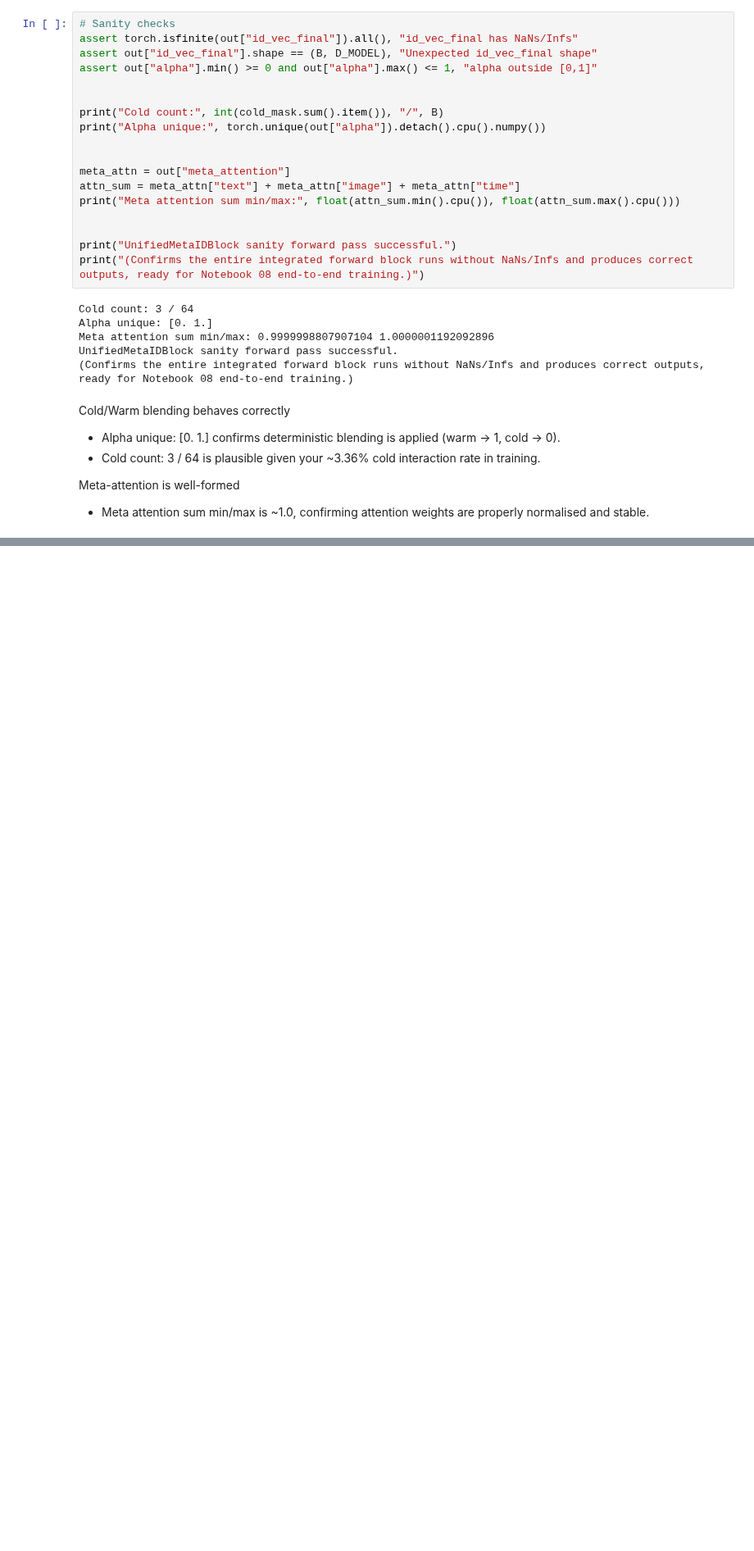
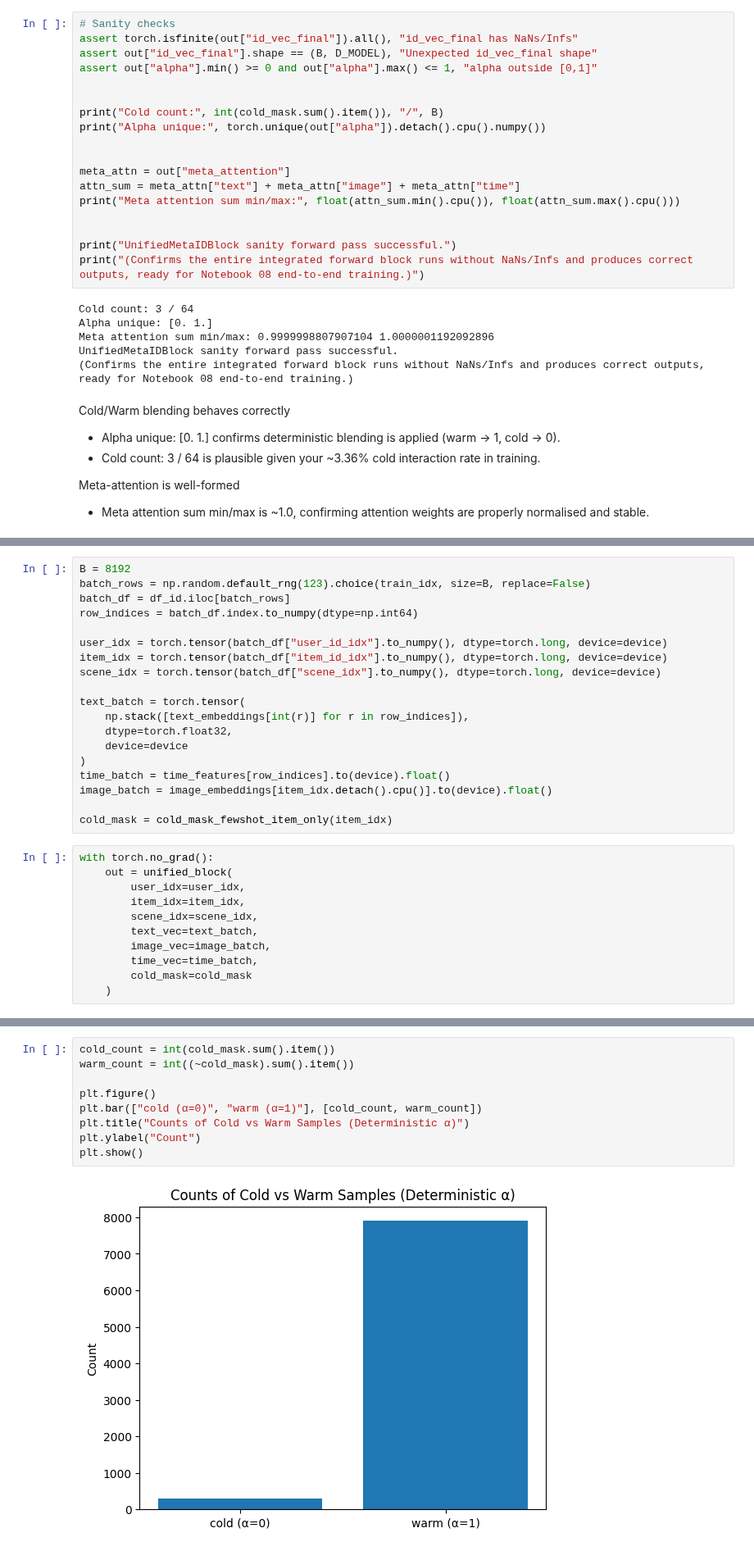
Before and after one commit to sheebaboy33/ColdFusionX, a Jupyter notebook: notebooks/07_meta_embedding.ipynb, the cells around one changed output, grey strips where cells are left out. Shown at 82% size. Saved outputs shown, nothing was run; the diff lists cells and outputs as text; blank space fills up the shorter version.

Commit message:
meta-embedding: complete summary statistic for 8k rows as a sanity check

```diff
--- a/notebooks/07_meta_embedding.ipynb
+++ b/notebooks/07_meta_embedding.ipynb
@@ -950,0 +954,30 @@ Meta-attention is well-formed
+# %%
+B = 8192
+batch_rows = np.random.default_rng(123).choice(train_idx, size=B, replace=False)
+batch_df = df_id.iloc[batch_rows]
+row_indices = batch_df.index.to_numpy(dtype=np.int64)
+
+user_idx = torch.tensor(batch_df["user_id_idx"].to_numpy(), dtype=torch.long, device=device)
+item_idx = torch.tensor(batch_df["item_id_idx"].to_numpy(), dtype=torch.long, device=device)
+scene_idx = torch.tensor(batch_df["scene_idx"].to_numpy(), dtype=torch.long, device=device)
+
+text_batch = torch.tensor(
+    np.stack([text_embeddings[int(r)] for r in row_indices]),
+    dtype=torch.float32,
+    device=device
+)
+time_batch = time_features[row_indices].to(device).float()
+image_batch = image_embeddings[item_idx.detach().cpu()].to(device).float()
+
+cold_mask = cold_mask_fewshot_item_only(item_idx)
+# %%
+with torch.no_grad():
+    out = unified_block(
+        user_idx=user_idx,
+        item_idx=item_idx,
+        scene_idx=scene_idx,
+        text_vec=text_batch,
+        image_vec=image_batch,
+        time_vec=time_batch,
+        cold_mask=cold_mask
+    )
@@ -950,0 +1036,11 @@ Meta-attention is well-formed
+# %%
+cold_count = int(cold_mask.sum().item())
+warm_count = int((~cold_mask).sum().item())
+
+plt.figure()
+plt.bar(["cold (α=0)", "warm (α=1)"], [cold_count, warm_count])
+plt.title("Counts of Cold vs Warm Samples (Deterministic α)")
+plt.ylabel("Count")
+plt.show()
+# %% [output]
+[figure, added]
```
Also changed, not shown: parts of 8 cells of this notebook.
